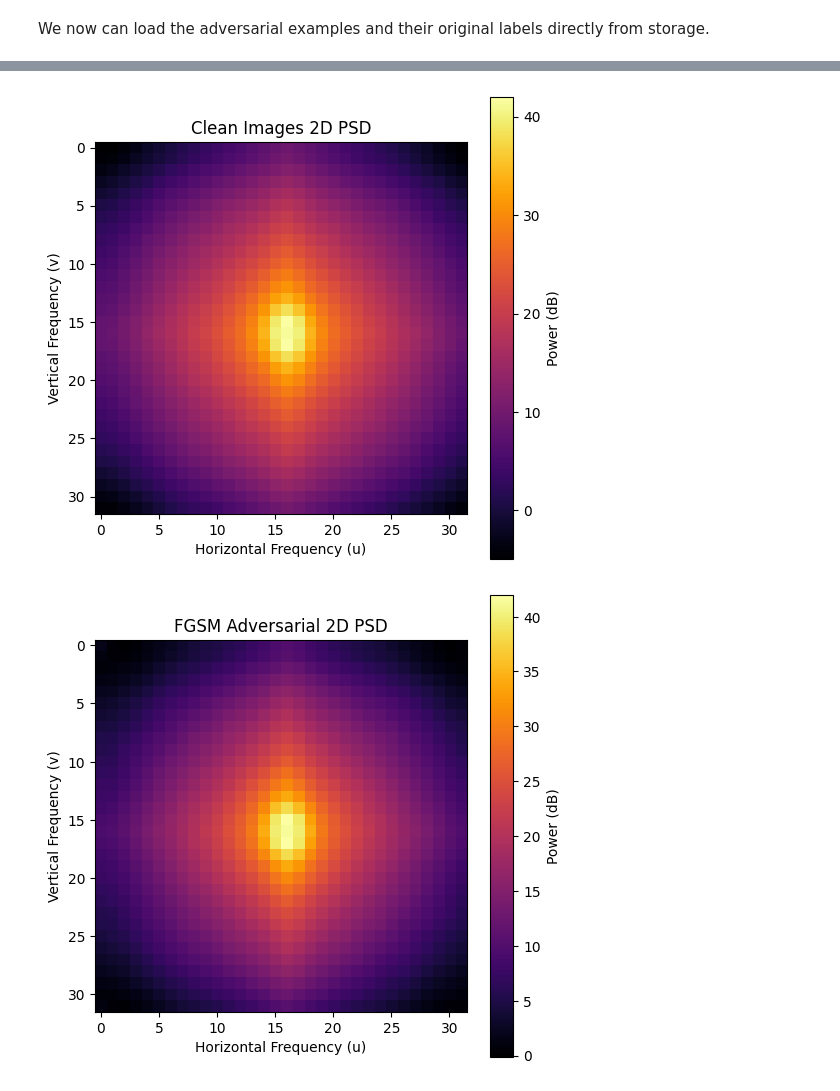
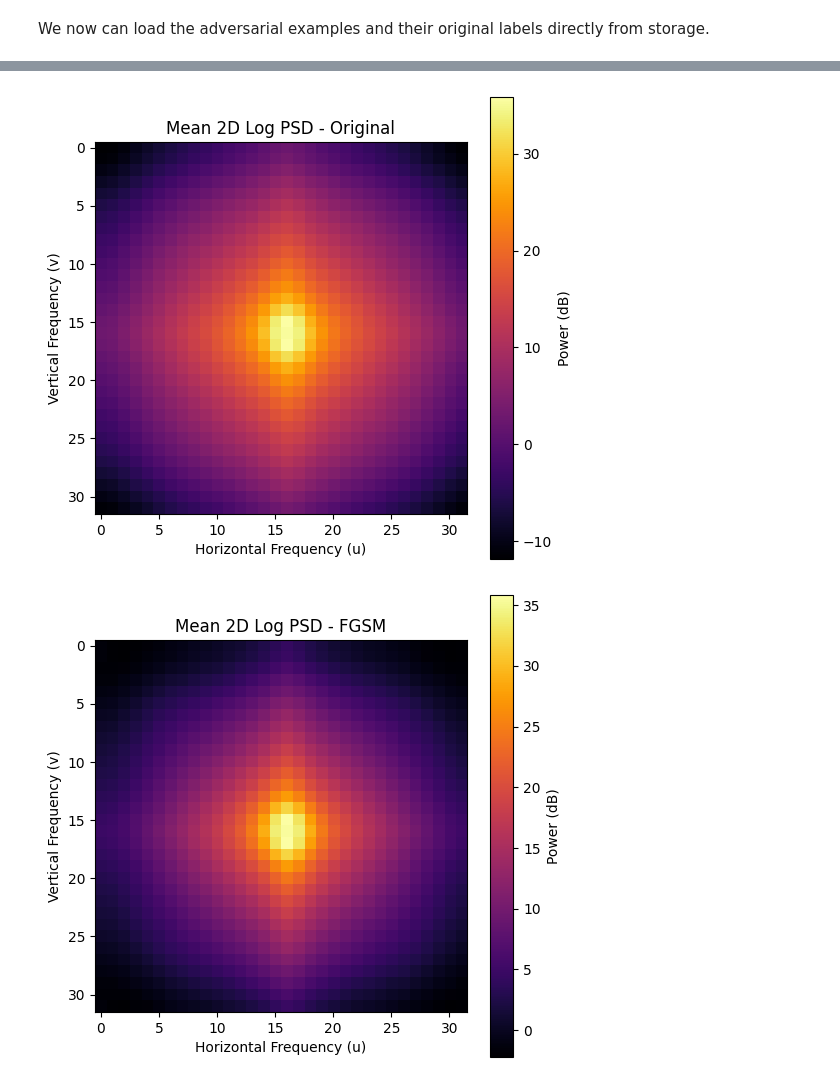
Before and after one commit to alpinedev51/gap, a Jupyter notebook: notebooks/spectral_analysis_cifar_10.ipynb, the cells around one changed output, grey strips where cells are left out. Saved outputs shown, nothing was run; the diff lists cells and outputs as text; code cells hidden in the pictures.

```diff
--- a/notebooks/spectral_analysis_cifar_10.ipynb
+++ b/notebooks/spectral_analysis_cifar_10.ipynb
@@ -85,7 +89,8 @@ dm, dm_config = load_diffusion_model(RUN_DIR + "/cifar10_diffusion/best_model.pt
 # %%
-# this is for normalizing the data loaded from cifar10. The data is testdata (test_batch I believe)
 transform = transforms.Compose(
-    [transforms.ToTensor(), transforms.Normalize((0.5,), (0.5,))]
+    [
+        transforms.ToTensor(),
+    ]
 )
 
 test_data = datasets.CIFAR10(
@@ -106,6 +111,6 @@ Next steps: **Prepare the data for purification**
 # %%
 attacker = AdversarialAttacker(clf_trained_model, device)
 
-clean_loader = attacker.get_correct_subset_loader(eval_loader)
+original_loader = attacker.get_correct_subset_loader(eval_loader)
 # %% [output]
 Filtering for correctly classified samples...
@@ -160,0 +194,3 @@ len(pgd_dataset)
+# %%
+diff_purified_save_dir = "../datasets/clean/cifar10/diff"
+os.makedirs(diff_purified_save_dir, exist_ok=True)
@@ -160,0 +202,14 @@ len(pgd_dataset)
+# %%
+diff_purified_fgsm_data_dict = torch.load(
+    os.path.join(diff_purified_save_dir, "cifar10_purified_fgsm.pt"), weights_only=True
+)
+diff_purified_fgsm_dataset = TensorDataset(diff_purified_fgsm_data_dict["images"], diff_purified_fgsm_data_dict["labels"])
+diff_purified_fgsm_loader = DataLoader(diff_purified_fgsm_dataset, batch_size=128, shuffle=False)
+
+diff_purified_pgd_data_dict = torch.load(
+    os.path.join(diff_purified_save_dir, "cifar10_purified_pgd.pt"), weights_only=True
+)
+diff_purified_pgd_dataset = TensorDataset(diff_purified_pgd_data_dict["images"], diff_purified_pgd_data_dict["labels"])
+diff_purified_pgd_loader = DataLoader(diff_purified_pgd_dataset, batch_size=128, shuffle=False)
+
+print("Purified DataLoaders are ready.")
@@ -231,16 +296,20 @@ ROC-AUC:   0.3998
 # %%
 # Extract the underlying image tensors for plotting
-clean_images, _ = clean_loader.dataset.tensors
+original_images, _ = original_loader.dataset.tensors
 fgsm_images, _ = fgsm_loader.dataset.tensors
 pgd_images, _ = pgd_loader.dataset.tensors
+diff_purified_fgsm_images, _ = diff_purified_fgsm_loader.dataset.tensors
+diff_purified_pgd_images, _ = diff_purified_pgd_loader.dataset.tensors
 
 # Instantiate the analyzer once
 analyzer = SpectralAnalyzer(spatial_shape=(32, 32), device=device)
 
 # Plot 2D heatmaps (automatically averages the whole batch)
-analyzer.plot_2d(clean_images, title="Clean Images 2D PSD")
-analyzer.plot_2d(fgsm_images, title="FGSM Adversarial 2D PSD")
-analyzer.plot_2d(pgd_images, title="PGD Adversarial 2D PSD")
+analyzer.plot_2d(original_images, title="Mean 2D Log PSD - Original")
+analyzer.plot_2d(fgsm_images, title="Mean 2D Log PSD - FGSM")
+analyzer.plot_2d(pgd_images, title="Mean 2D Log PSD - PGD")
+analyzer.plot_2d(diff_purified_fgsm_images, title="Mean 2D Log PSD - Diff Purified FGSM")
+analyzer.plot_2d(diff_purified_pgd_images, title="Mean 2D Log PSD - Diff Purified PGD")
 # %% [output]
-[figure, old version]
+[figure, new version]
-[figure, old version]
+[figure, new version]
```
Also changed, not shown: parts of 14 cells of this notebook, 3 other files.
